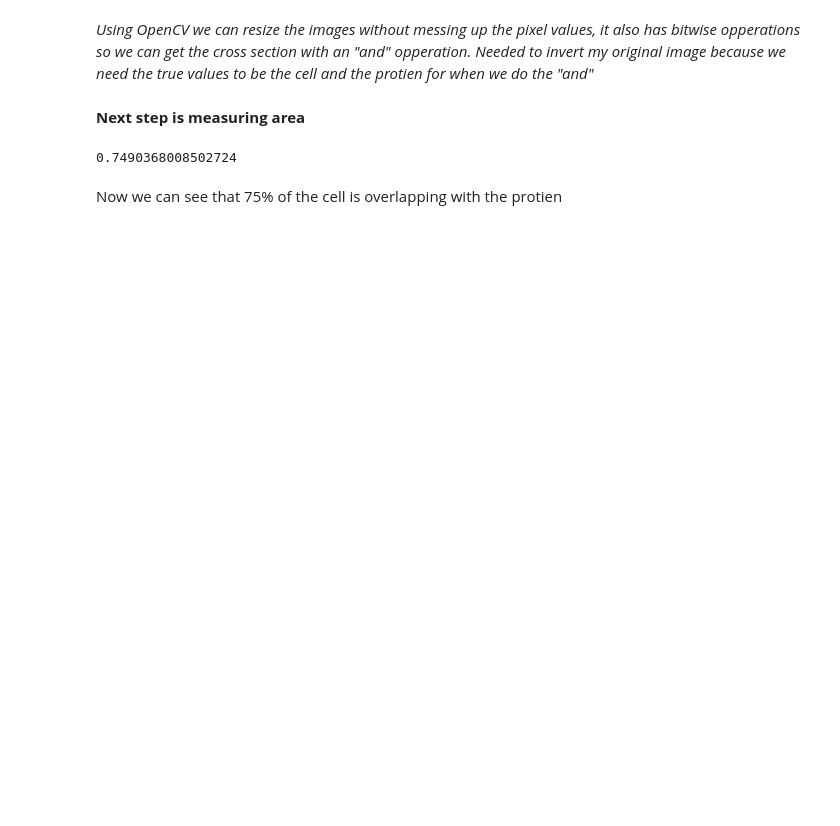
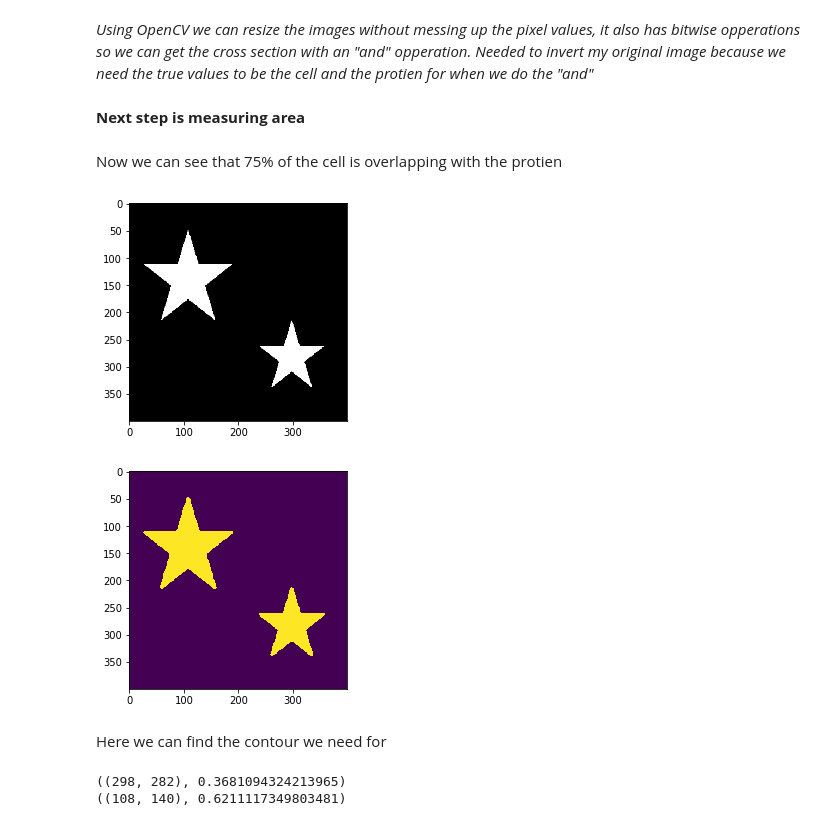
Before and after one commit to MBronars/Cell_Tracking, a Jupyter notebook: ROI Overlap.ipynb, the cells around one changed output. Saved outputs shown, nothing was run; the diff lists cells and outputs as text; code cells hidden in the pictures; blank space fills up the shorter version.

```diff
--- a/ROI Overlap.ipynb
+++ b/ROI Overlap.ipynb
@@ -64,19 +71,61 @@ plt.show()
 # %% [markdown]
 __Next step is measuring area__
 # %%
-full_cell = Image.fromarray(not_cell)
-overlap = Image.fromarray(over)
-white_full = 0
-white_over = 0
-for pixel in full_cell.getdata():
-    if pixel == (255, 255, 255):
-        white_full += 1
-for pixel in overlap.getdata():
-    if pixel == (255, 255, 255):
-        white_over += 1
-coverage = white_over/white_full
-print(coverage)
+#full_cell = Image.fromarray(not_cell)
+#overlap = Image.fromarray(over)
+#white_full = 0
+#white_over = 0
+#for pixel in full_cell.getdata():
+#    if pixel == (255, 255, 255):
+#        white_full += 1
+#for pixel in overlap.getdata():
+#    if pixel == (255, 255, 255):
+#        white_over += 1
+#coverage = white_over/white_full
+#print(coverage)
-# %% [output]
-0.7490368008502724
 # %% [markdown]
 Now we can see that 75% of the cell is overlapping with the protien
+# %%
+white_cell =not_cell.copy()
+#cell_gray = cv.cvtColor(white_cell, cv.COLOR_BGR2GRAY)
+#ret, thresh = cv.threshold(cell_gray, 127, 255, 0)
+plt.imshow(not_cell, cmap = 'Greys_r')
+plt.show()
+contours, hierarchy = cv.findContours(white_cell,cv.RETR_TREE,cv.CHAIN_APPROX_NONE)
+cv.drawContours(not_cell, contours, -1, (255,0,0), 3)
+plt.imshow(not_cell)
+plt.show()
+white_protien =not_protien.copy()
+#protien_gray = cv.cvtColor(white_protien, cv.COLOR_BGR2GRAY)
+#___, threshP = cv.threshold(protien_gray, 127, 255, 0)
+contoursP, ____ = cv.findContours(white_protien,cv.RETR_TREE,cv.CHAIN_APPROX_NONE)
+#cv.drawContours(not_protien, contoursP, -1, (255,0,0), 3)
+#plt.imshow(not_protien)
+#plt.show()
+# %% [output]
+[figure, added]
+[figure, added]
+# %% [markdown]
+Here we can find the contour we need for
+# %%
+for cntr in contours:
+    test_protien = not_protien.copy()
+    cv.fillPoly(test_protien, cntr, color=(255,255,255))
+    #test_gray = cv.cvtColor(test_protien, cv.COLOR_BGR2GRAY)
+    #plt.imshow(test_protien, cmap = 'Greys_r')
+    #plt.show()
+    #___, threshTest = cv.threshold(test_gray, 127, 255, 0)
+    contoursTest, ____ = cv.findContours(test_protien,cv.RETR_TREE,cv.CHAIN_APPROX_NONE)
+    cv.drawContours(test_protien, contoursTest, -1, (0,255,0), 3)
+    #plt.imshow(test_protien)
+    #plt.show()
+    overlap = cv.contourArea(contoursTest[0]) - cv.contourArea(contoursP[0])
+    M = cv.moments(cntr)
+    cx = int(M['m10']/M['m00'])
+    cy = int(M['m01']/M['m00'])
+    center = (cx,cy)
+    area = 1-overlap/cv.contourArea(cntr)
+    print((center,area))
+# %% [output]
+((298, 282), 0.3681094324213965)
+((108, 140), 0.6211117349803481)
```
Also changed, not shown: parts of 1 cell of this notebook, 3 other files.
